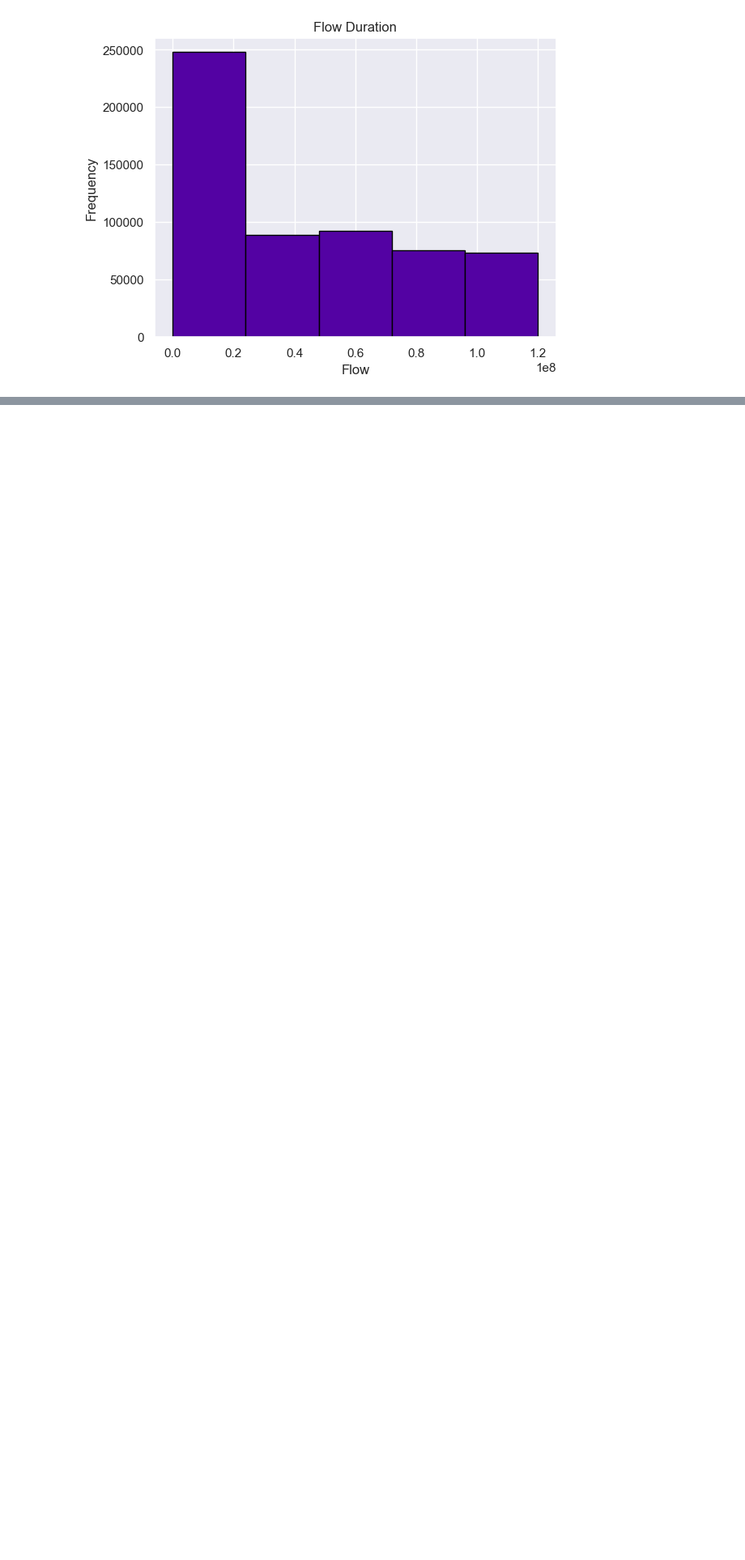
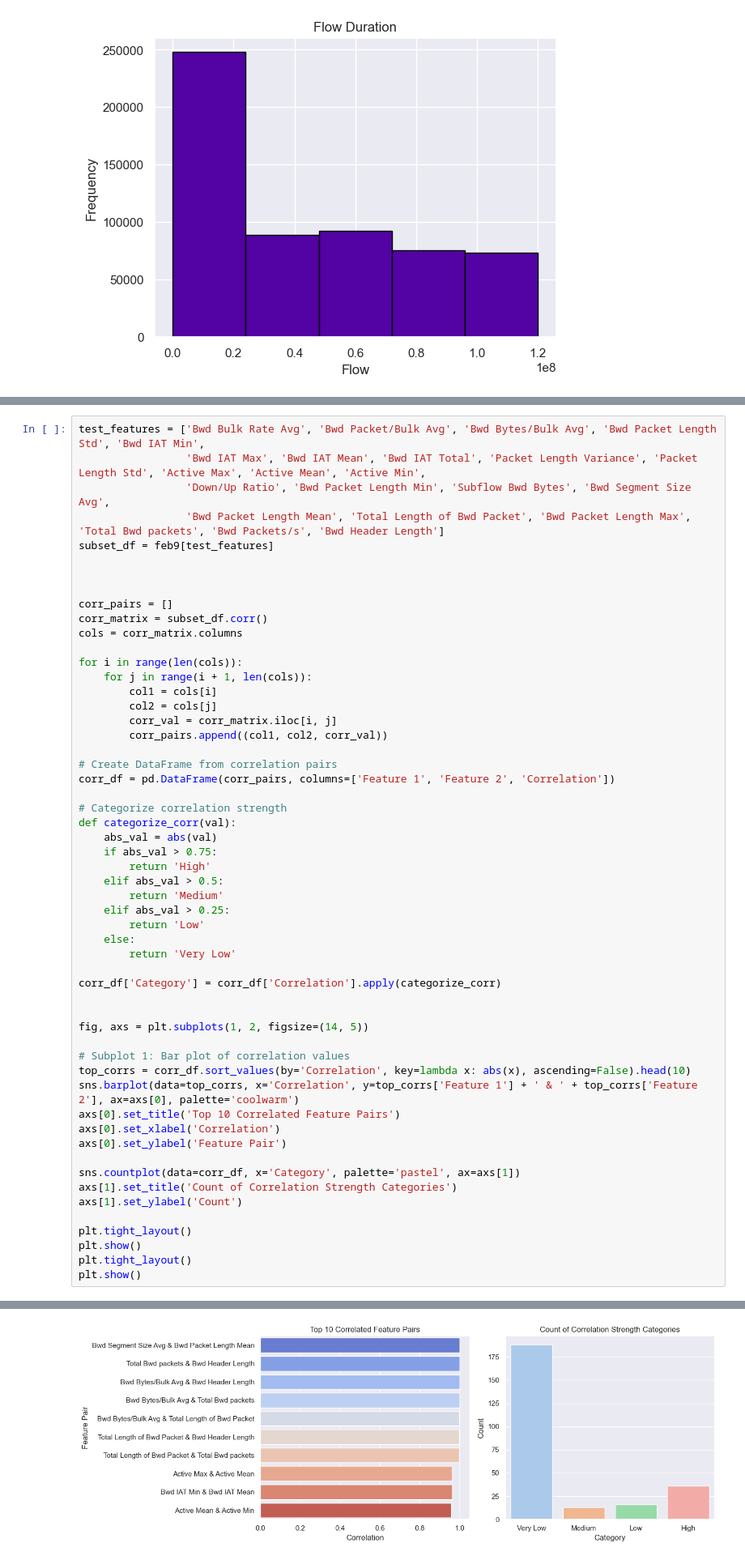
Before and after one commit to Totally-Kyle/The-CyberChase, a Jupyter notebook: eda.ipynb, the cells around one changed output, grey strips where cells are left out. Shown at 81% size. Drawn from its saved outputs; the diff is of its cells as text; blank space fills up the shorter version.

```diff
--- a/eda.ipynb
+++ b/eda.ipynb
@@ -186,0 +261,56 @@ plt.show()
+# %%
+test_features = ['Bwd Bulk Rate Avg', 'Bwd Packet/Bulk Avg', 'Bwd Bytes/Bulk Avg', 'Bwd Packet Length Std', 'Bwd IAT Min',
+                 'Bwd IAT Max', 'Bwd IAT Mean', 'Bwd IAT Total', 'Packet Length Variance', 'Packet Length Std', 'Active Max', 'Active Mean', 'Active Min',
+                 'Down/Up Ratio', 'Bwd Packet Length Min', 'Subflow Bwd Bytes', 'Bwd Segment Size Avg',
+                 'Bwd Packet Length Mean', 'Total Length of Bwd Packet', 'Bwd Packet Length Max', 'Total Bwd packets', 'Bwd Packets/s', 'Bwd Header Length']
+subset_df = feb9[test_features]
+
+
+
+corr_pairs = []
+corr_matrix = subset_df.corr()
+cols = corr_matrix.columns
+
+for i in range(len(cols)):
+    for j in range(i + 1, len(cols)):
+        col1 = cols[i]
+        col2 = cols[j]
+        corr_val = corr_matrix.iloc[i, j]
+        corr_pairs.append((col1, col2, corr_val))
+
+# Create DataFrame from correlation pairs
+corr_df = pd.DataFrame(corr_pairs, columns=['Feature 1', 'Feature 2', 'Correlation'])
+
+# Categorize correlation strength
+def categorize_corr(val):
+    abs_val = abs(val)
+    if abs_val > 0.75:
+        return 'High'
+    elif abs_val > 0.5:
+        return 'Medium'
+    elif abs_val > 0.25:
+        return 'Low'
+    else:
+        return 'Very Low'
+
+corr_df['Category'] = corr_df['Correlation'].apply(categorize_corr)
+
+
+fig, axs = plt.subplots(1, 2, figsize=(14, 5))
+
+# Subplot 1: Bar plot of correlation values
+top_corrs = corr_df.sort_values(by='Correlation', key=lambda x: abs(x), ascending=False).head(10)
+sns.barplot(data=top_corrs, x='Correlation', y=top_corrs['Feature 1'] + ' & ' + top_corrs['Feature 2'], ax=axs[0], palette='coolwarm')
+axs[0].set_title('Top 10 Correlated Feature Pairs')
+axs[0].set_xlabel('Correlation')
+axs[0].set_ylabel('Feature Pair')
+
+sns.countplot(data=corr_df, x='Category', palette='pastel', ax=axs[1])
+axs[1].set_title('Count of Correlation Strength Categories')
+axs[1].set_ylabel('Count')
+
+plt.tight_layout()
+plt.show()
+plt.tight_layout()
+plt.show()
+# %% [output]
@@ -186,0 +324 @@ plt.show()
+[figure, added]
```
Also changed, not shown: parts of 5 cells of this notebook, 3 other files.
